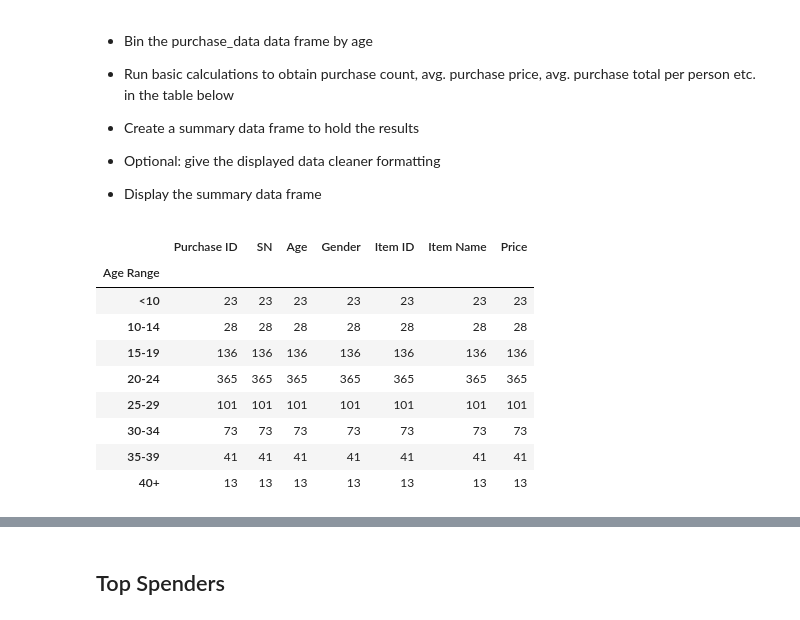
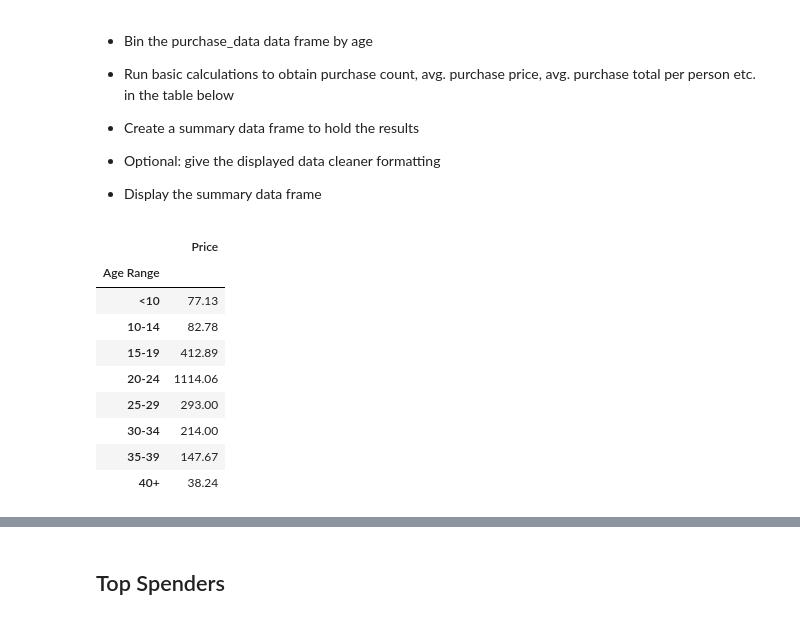
Before and after one commit to msckat11/pandas-challenge, a Jupyter notebook: HeroesOfPymoli/HeroesOfPymoli_starter.ipynb, the cells around one changed output, grey strips where cells are left out. Cells and saved outputs as stored; diff of their text form; code cells hidden in the pictures.

```diff
--- a/HeroesOfPymoli/HeroesOfPymoli_starter.ipynb
+++ b/HeroesOfPymoli/HeroesOfPymoli_starter.ipynb
@@ -442,17 +457,6 @@ age_df.set_index("Age Range")
 #Already binned the purchase_df by age, grab age_range variable from above
 #Count number of purchases in each age range
 age_range_count = age_range.count()
-age_range_count
+# age_range_count
-# %% [output]
-|  | Purchase ID | SN | Age | Gender | Item ID | Item Name | Price |
-| Age Range |  |  |  |  |  |  |  |
-| <10 | 23 | 23 | 23 | 23 | 23 | 23 | 23 |
-| 10-14 | 28 | 28 | 28 | 28 | 28 | 28 | 28 |
-| 15-19 | 136 | 136 | 136 | 136 | 136 | 136 | 136 |
-| 20-24 | 365 | 365 | 365 | 365 | 365 | 365 | 365 |
-| 25-29 | 101 | 101 | 101 | 101 | 101 | 101 | 101 |
-| 30-34 | 73 | 73 | 73 | 73 | 73 | 73 | 73 |
-| 35-39 | 41 | 41 | 41 | 41 | 41 | 41 | 41 |
-| 40+ | 13 | 13 | 13 | 13 | 13 | 13 | 13 |
 # %%
 #Give variable to each age-range/purchase-count value
@@ -466,0 +471,16 @@ forty_plus = age_range_count.iloc[7,0]
+# %%
+#Find Total Purchase Value per age range
+tprice_age = age_range["Price"].sum()
+total_price_age = pd.DataFrame(tprice_age)
+total_price_age
+# %% [output]
+|  | Price |
+| Age Range |  |
+| <10 | 77.13 |
+| 10-14 | 82.78 |
+| 15-19 | 412.89 |
+| 20-24 | 1114.06 |
+| 25-29 | 293.00 |
+| 30-34 | 214.00 |
+| 35-39 | 147.67 |
+| 40+ | 38.24 |
```
Also changed, not shown: parts of 9 cells of this notebook.
